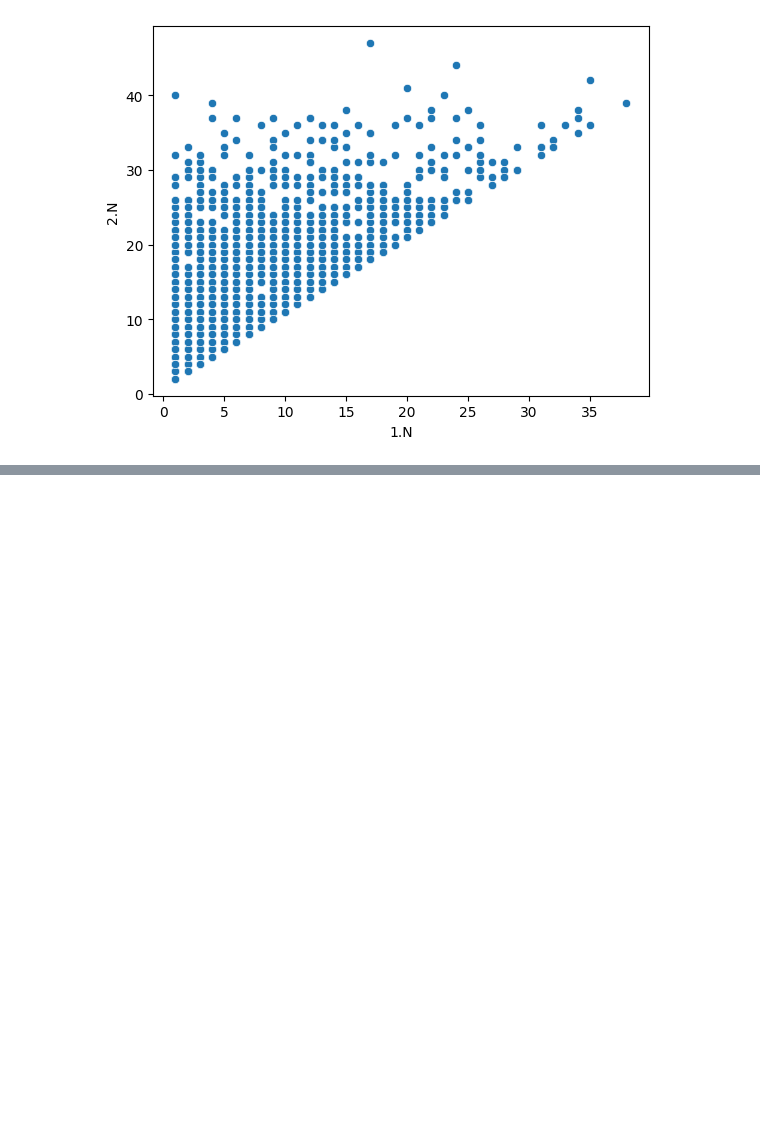
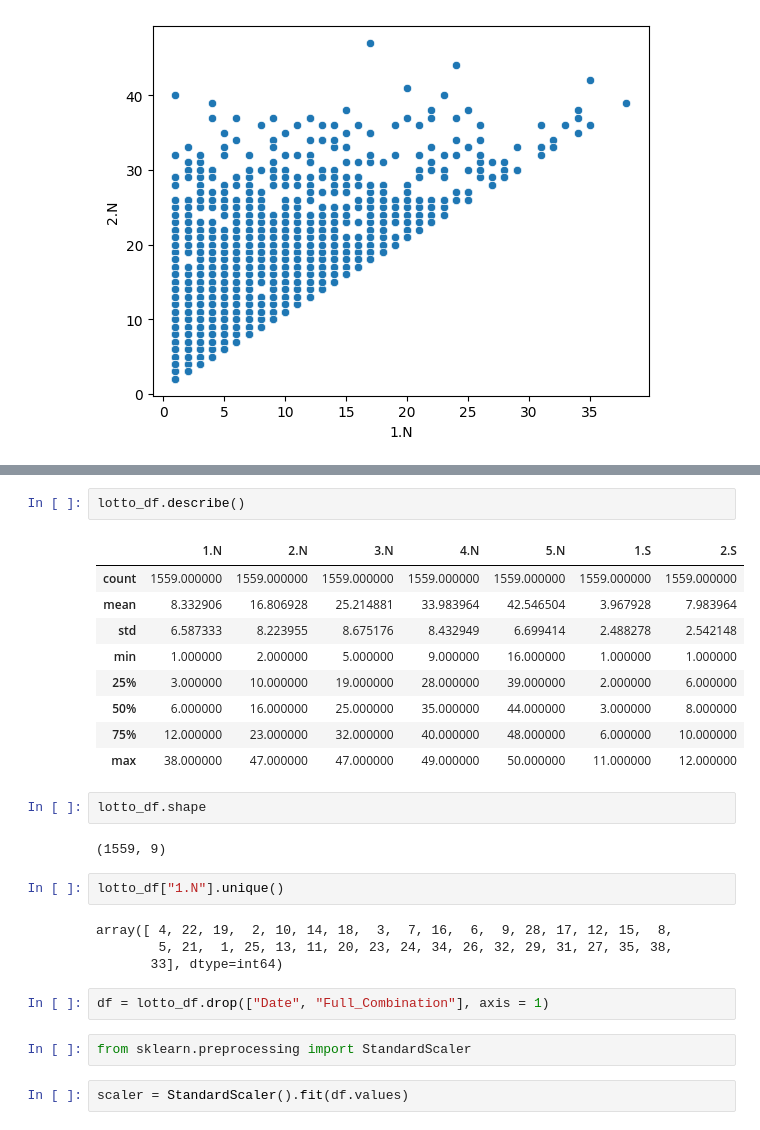
Before and after one commit to annamau/lotto_model, a Jupyter notebook: model/lotto_model.ipynb, the cells around one changed output, grey strips where cells are left out. Drawn from its saved outputs; the diff is of its cells as text; blank space fills up the shorter version.

```diff
--- a/model/lotto_model.ipynb
+++ b/model/lotto_model.ipynb
@@ -38,0 +55,28 @@ sns.displot(lotto_df, x="2.N", binwidth=1)
+# %%
+lotto_df.describe()
+# %% [output]
+|  | 1.N | 2.N | 3.N | 4.N | 5.N | 1.S | 2.S |
+| count | 1559.000000 | 1559.000000 | 1559.000000 | 1559.000000 | 1559.000000 | 1559.000000 | 1559.000000 |
+| mean | 8.332906 | 16.806928 | 25.214881 | 33.983964 | 42.546504 | 3.967928 | 7.983964 |
+| std | 6.587333 | 8.223955 | 8.675176 | 8.432949 | 6.699414 | 2.488278 | 2.542148 |
+| min | 1.000000 | 2.000000 | 5.000000 | 9.000000 | 16.000000 | 1.000000 | 1.000000 |
+| 25% | 3.000000 | 10.000000 | 19.000000 | 28.000000 | 39.000000 | 2.000000 | 6.000000 |
+| 50% | 6.000000 | 16.000000 | 25.000000 | 35.000000 | 44.000000 | 3.000000 | 8.000000 |
+| 75% | 12.000000 | 23.000000 | 32.000000 | 40.000000 | 48.000000 | 6.000000 | 10.000000 |
+| max | 38.000000 | 47.000000 | 47.000000 | 49.000000 | 50.000000 | 11.000000 | 12.000000 |
+# %%
+lotto_df.shape
+# %% [output]
+(1559, 9)
+# %%
+lotto_df["1.N"].unique()
+# %% [output]
+array([ 4, 22, 19,  2, 10, 14, 18,  3,  7, 16,  6,  9, 28, 17, 12, 15,  8,
+        5, 21,  1, 25, 13, 11, 20, 23, 24, 34, 26, 32, 29, 31, 27, 35, 38,
+       33], dtype=int64)
+# %%
+df = lotto_df.drop(["Date", "Full_Combination"], axis = 1)
+# %%
+from sklearn.preprocessing import StandardScaler
+# %%
+scaler = StandardScaler().fit(df.values)
```
Also changed, not shown: parts of 16 cells of this notebook, 1 other file.
